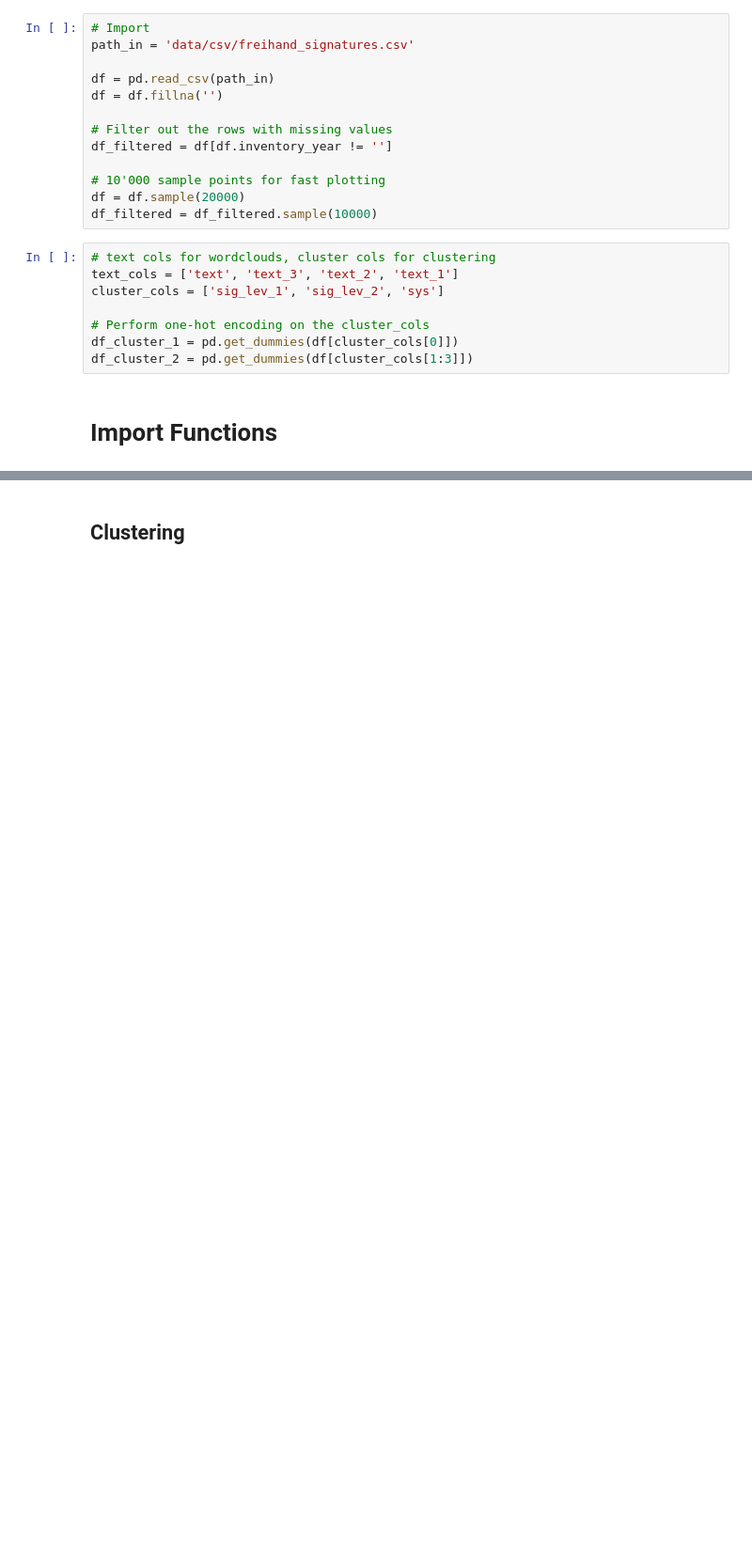
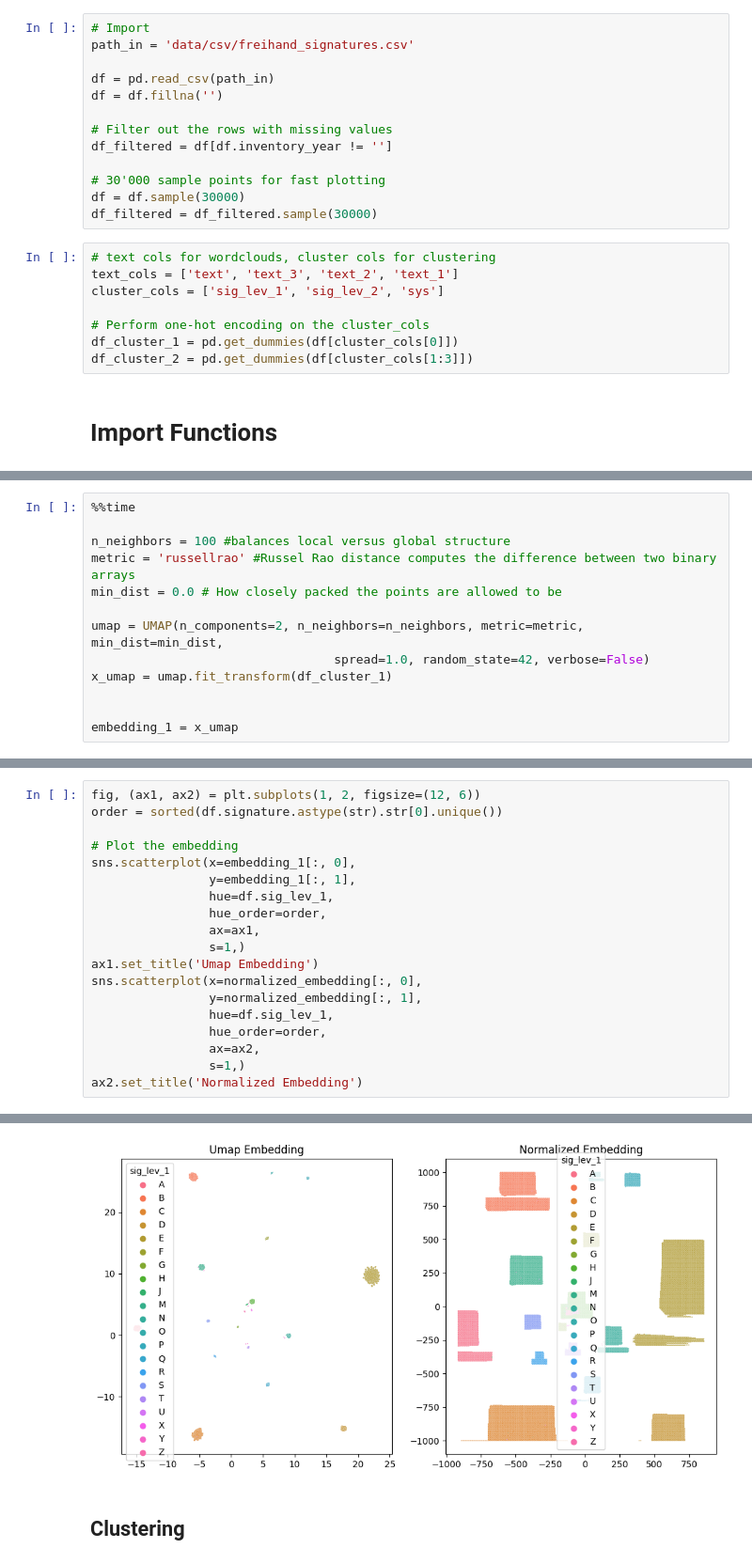
Before and after one commit to hanaCasey/BHVizData, a Jupyter notebook: iterative_approach.ipynb, the cells around one changed output, grey strips where cells are left out. Shown at 94% size. Cells and saved outputs as stored; diff of their text form; blank space fills up the shorter version.

```diff
--- a/iterative_approach.ipynb
+++ b/iterative_approach.ipynb
@@ -36,9 +40,9 @@ df = df.fillna('')
 # Filter out the rows with missing values
 df_filtered = df[df.inventory_year != '']
 
-# 10'000 sample points for fast plotting
-df = df.sample(20000)
-df_filtered = df_filtered.sample(10000)
+# 30'000 sample points for fast plotting
+df = df.sample(30000)
+df_filtered = df_filtered.sample(30000)
 # %%
 # text cols for wordclouds, cluster cols for clustering
 text_cols = ['text', 'text_3', 'text_2', 'text_1']
@@ -51,0 +69,13 @@ df_cluster_2 = pd.get_dummies(df[cluster_cols[1:3]])
+# %%
+%%time
+
+n_neighbors = 100 #balances local versus global structure
+metric = 'russellrao' #Russel Rao distance computes the difference between two binary arrays
+min_dist = 0.0 # How closely packed the points are allowed to be
+
+umap = UMAP(n_components=2, n_neighbors=n_neighbors, metric=metric, min_dist=min_dist,
+                                 spread=1.0, random_state=42, verbose=False)
+x_umap = umap.fit_transform(df_cluster_1)
+
+
+embedding_1 = x_umap
@@ -188,0 +117,20 @@ Wall time: 3min 11s
+# %%
+fig, (ax1, ax2) = plt.subplots(1, 2, figsize=(12, 6))
+order = sorted(df.signature.astype(str).str[0].unique())
+
+# Plot the embedding
+sns.scatterplot(x=embedding_1[:, 0],
+                y=embedding_1[:, 1],
+                hue=df.sig_lev_1,
+                hue_order=order,
+                ax=ax1,
+                s=1,)
+ax1.set_title('Umap Embedding')
+sns.scatterplot(x=normalized_embedding[:, 0],
+                y=normalized_embedding[:, 1],
+                hue=df.sig_lev_1,
+                hue_order=order,
+                ax=ax2,
+                s=1,)
+ax2.set_title('Normalized Embedding')
+# %% [output]
@@ -189,2 +138,3 @@ Wall time: 3min 11s
+[figure, added]
 # %% [markdown]
 ## Clustering
```
Also changed, not shown: parts of 20 cells of this notebook.
